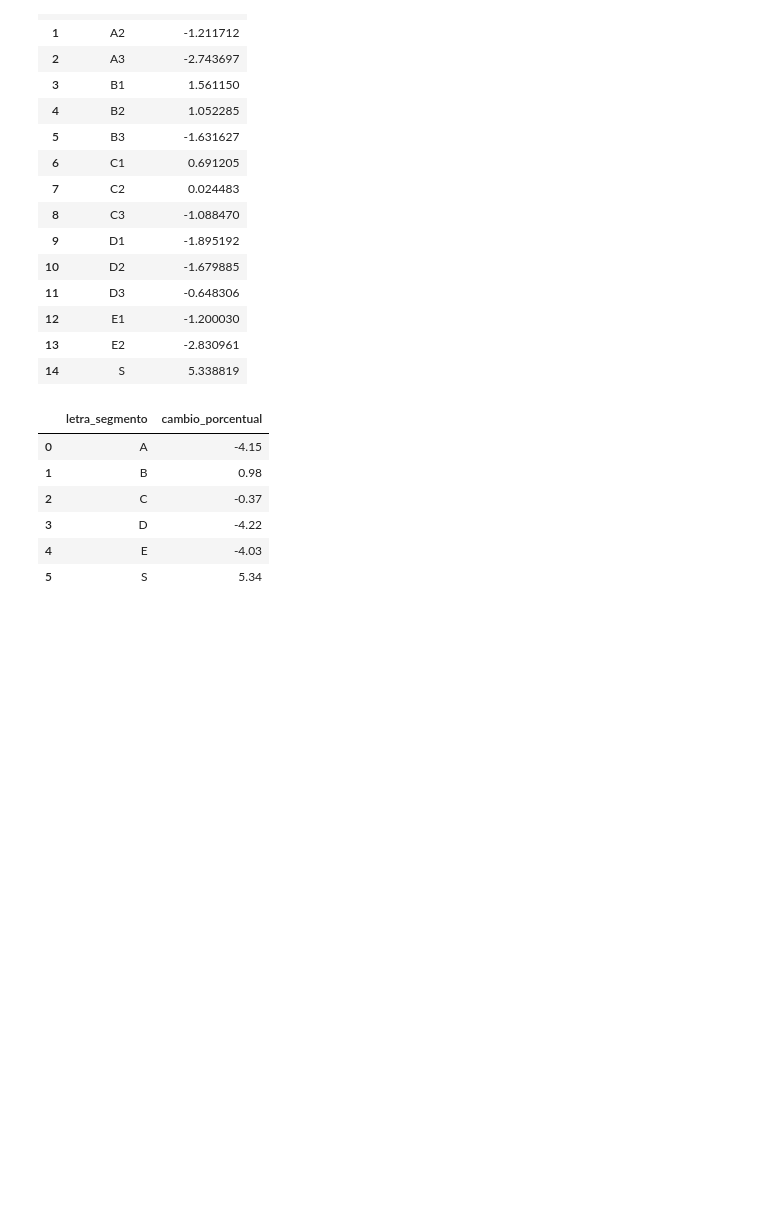
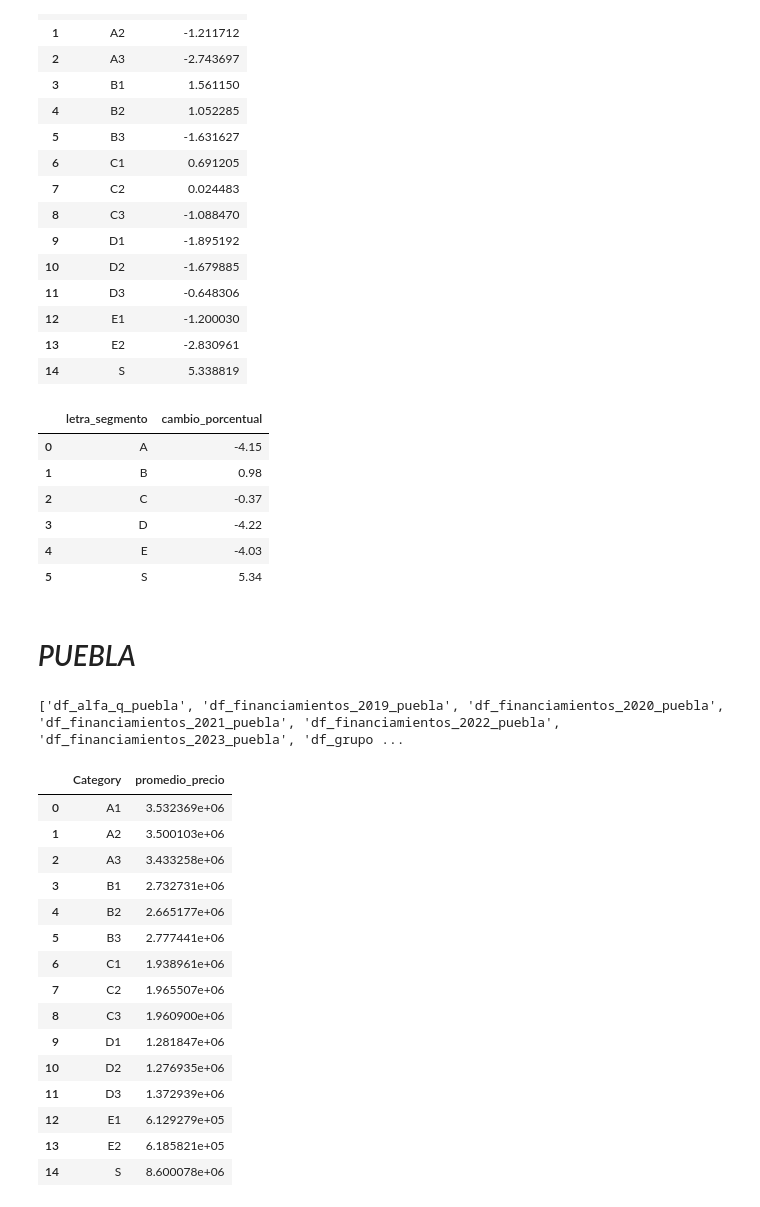
Before and after one commit to MiguelDWT4toCreativo/Datalpine, a Jupyter notebook: resources/jupyter/tendencias de precios por segmento.ipynb, the cells around one changed output. Drawn from its saved outputs; the diff is of its cells as text; code cells hidden in the pictures; blank space fills up the shorter version.

Commit message:
3.3 Tendencias de precios por segmento Puebla

```diff
--- a/resources/jupyter/tendencias de precios por segmento.ipynb
+++ b/resources/jupyter/tendencias de precios por segmento.ipynb
@@ -639,3 +639,69 @@ def guardar_grafico_como_html(fig, nombre_archivo, carpeta='graficas'):
 guardar_grafico_como_html(fig, 'g_bar_tendencia_preciosegmento_tulancingo', carpeta='graficas')
 
 fig.show()
+# %% [markdown]
+# *PUEBLA*
+# %%
+# Seleccionar solo los DataFrames que contienen la cadena "pachuca"
+dataframes_tulancingo = [df for df in dfs_list if 'puebla' in df]
+print(dataframes_tulancingo)
+# %% [output]
+['df_alfa_q_puebla', 'df_financiamientos_2019_puebla', 'df_financiamientos_2020_puebla', 'df_financiamientos_2021_puebla', 'df_financiamientos_2022_puebla', 'df_financiamientos_2023_puebla', 'df_grupo ...
+# %%
+seg_df_jul_2023_puebla = df_jul_2023_puebla[['Category', 'Precio']]
+seg_df_sep_2023_puebla = df_sep_2023_puebla[['Category', 'Precio']]
+# %%
+# Lista de DataFrames
+dataframes_list = [
+    seg_df_jul_2023_puebla,
+    seg_df_sep_2023_puebla,
+]
+
+# Diccionario para almacenar el total de precios por categoría
+total_precios_por_categoria = {}
+
+# Iterar sobre la lista de DataFrames
+for df in dataframes_list:
+    # Calcular el total de precios por categoría en el DataFrame actual
+    for categoria, group in df.groupby('Category'):
+        total_precios_por_categoria[categoria] = total_precios_por_categoria.get(categoria, 0) + group['Precio'].sum()
+
+# Diccionario para almacenar el número de observaciones por categoría
+num_observaciones_por_categoria = {}
+
+# Iterar sobre la lista de DataFrames para calcular el número de observaciones por categoría
+for df in dataframes_list:
+    for categoria, group in df.groupby('Category'):
+        num_observaciones_por_categoria[categoria] = num_observaciones_por_categoria.get(categoria, 0) + len(group)
+
+# Diccionario para almacenar el promedio de precios por categoría
+promedio_precios_por_categoria = {}
+
+# Calcular el promedio de precios por categoría
+for categoria in total_precios_por_categoria:
+    promedio_precios_por_categoria[categoria] = total_precios_por_categoria[categoria] / num_observaciones_por_categoria[categoria]
+
+# Convertir el diccionario a un DataFrame
+periodo1_promedio_precios_por_categoria_df = pd.DataFrame(list(promedio_precios_por_categoria.items()), columns=['Category', 'promedio_precio'])
+# Definir el nuevo orden de las categorías
+nuevo_orden = ['A1', 'A2', 'A3', 'B1', 'B2', 'B3', 'C1', 'C2', 'C3', 'D1', 'D2', 'D3', 'E1', 'E2', 'S']
+# Reindexar el DataFrame de acuerdo al nuevo orden
+periodo1_promedio_precios_por_categoria_df = periodo1_promedio_precios_por_categoria_df.set_index('Category').reindex(nuevo_orden).reset_index()
+periodo1_promedio_precios_por_categoria_df
+# %% [output]
+|  | Category | promedio_precio |
+| 0 | A1 | 3.532369e+06 |
+| 1 | A2 | 3.500103e+06 |
+| 2 | A3 | 3.433258e+06 |
+| 3 | B1 | 2.732731e+06 |
+| 4 | B2 | 2.665177e+06 |
+| 5 | B3 | 2.777441e+06 |
+| 6 | C1 | 1.938961e+06 |
+| 7 | C2 | 1.965507e+06 |
+| 8 | C3 | 1.960900e+06 |
+| 9 | D1 | 1.281847e+06 |
+| 10 | D2 | 1.276935e+06 |
+| 11 | D3 | 1.372939e+06 |
+| 12 | E1 | 6.129279e+05 |
+| 13 | E2 | 6.185821e+05 |
+| 14 | S | 8.600078e+06 |
```
Also changed, not shown: parts of 4 cells of this notebook, 2 other files.
